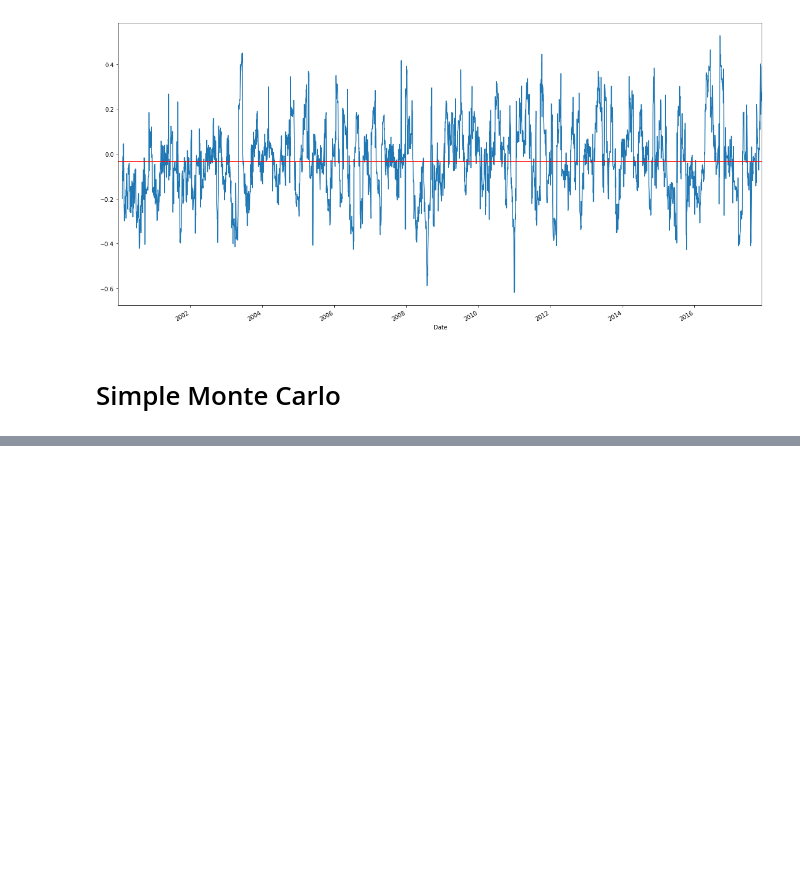
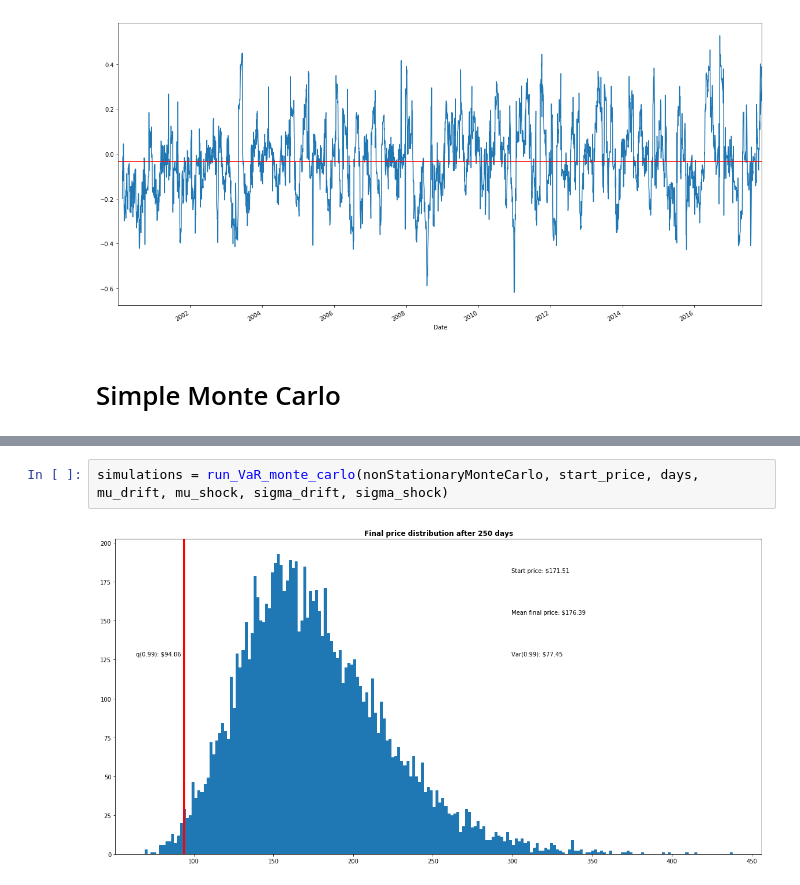
Before and after one commit to palmbook/StockAnalysis, a Jupyter notebook: Monte Carlo Simulation.ipynb, the cells around one changed output, grey strips where cells are left out. Saved outputs shown, nothing was run; the diff lists cells and outputs as text; blank space fills up the shorter version.

```diff
--- a/Monte Carlo Simulation.ipynb
+++ b/Monte Carlo Simulation.ipynb
@@ -200,0 +258,4 @@ Text(0.5,1,u'Final price distribution after 250 days')
+# %%
+simulations = run_VaR_monte_carlo(nonStationaryMonteCarlo, start_price, days, mu_drift, mu_shock, sigma_drift, sigma_shock)
+# %% [output]
+[figure, added]
```
Also changed, not shown: parts of 18 cells of this notebook.
